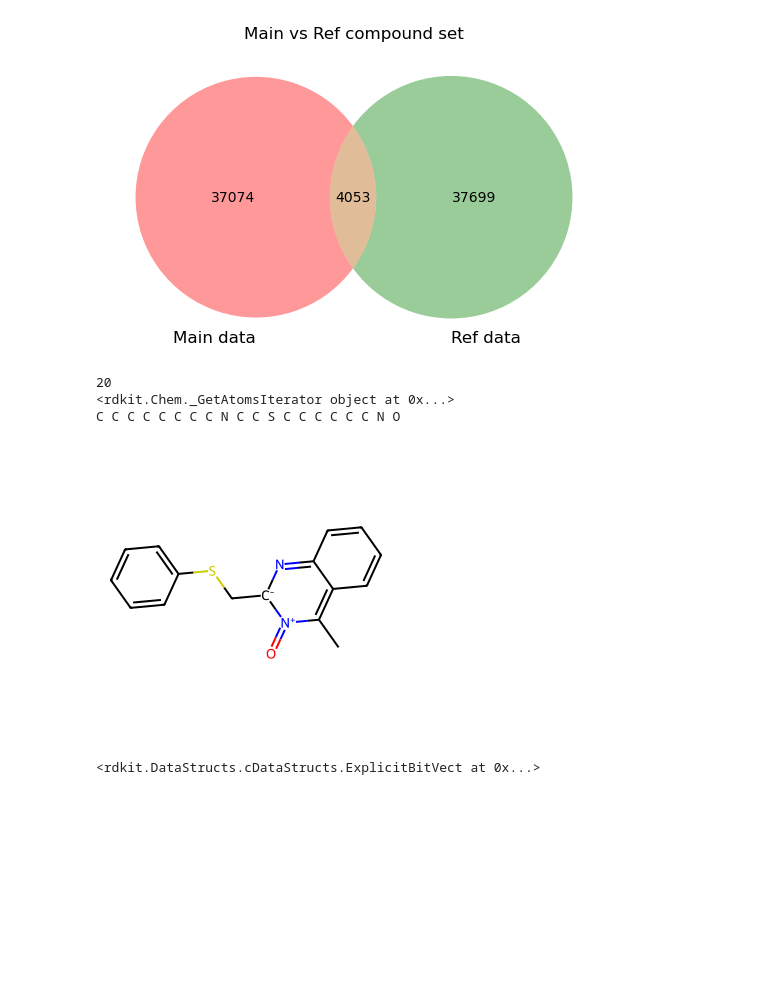
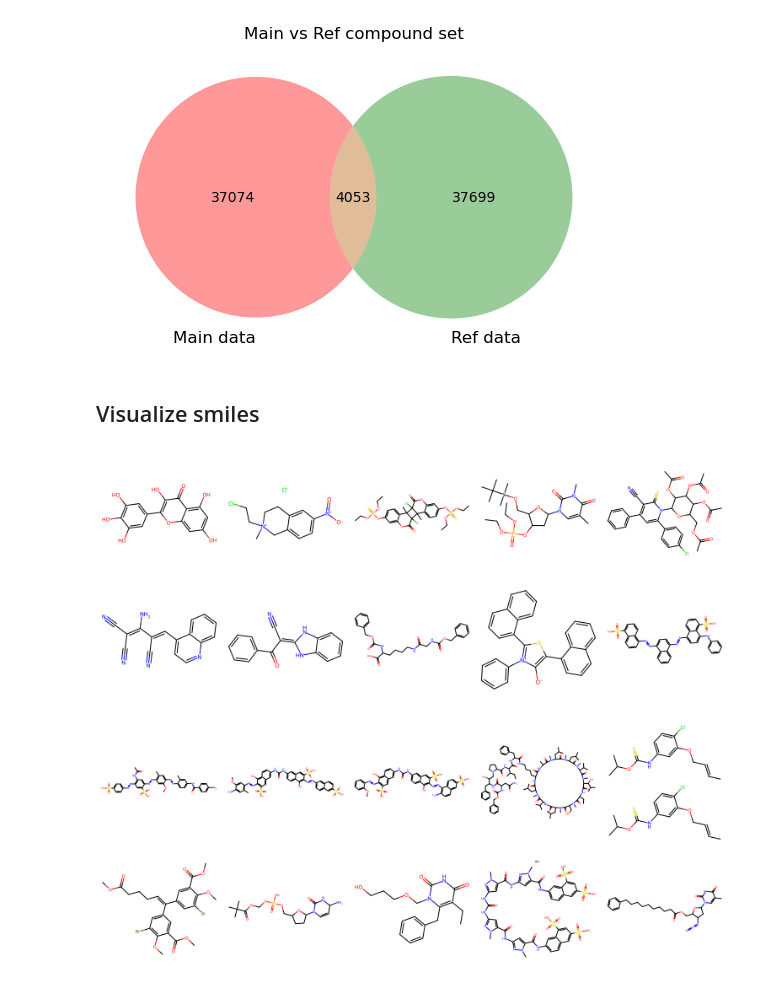
Before and after one commit to izzudd/interna-hiv, a Jupyter notebook: EDA.ipynb, the cells around one changed output. Drawn from its saved outputs; the diff is of its cells as text; code cells hidden in the pictures; blank space fills up the shorter version.

```diff
--- a/EDA.ipynb
+++ b/EDA.ipynb
@@ -376,22 +376,48 @@ common compound: 4053
 exclusive compound: 74773
 total compound: 78826
 [figure]
+# %% [markdown]
+## Visualize smiles
+# %%
+from PIL import Image
+
+def image_grid(imgs, rows, cols):
+  assert len(imgs) == rows*cols
+
+  w, h = imgs[0].size
+  grid = Image.new('RGB', size=(cols*w, rows*h))
+
+  for i, img in enumerate(imgs):
+      grid.paste(img, box=(i%cols*w, i//cols*h))
+  return grid
 # %%
 from rdkit.Chem import Draw
 
-mol = Chem.MolFromSmiles('Cc1c2ccccc2n[c-](CSc2ccccc2)[n+]1=O')
-print(mol.GetNumAtoms())
-print(mol.GetAtoms())
-for atom in mol.GetAtoms():
-  print(atom.GetSymbol(), end=' ')
+def get_mol_image(smiles):
+  mol = Chem.MolFromSmiles(smiles)
+  # print(mol.GetNumAtoms())
+  # print(mol.GetAtoms())
+  # for atom in mol.GetAtoms():
+  #   print(atom.GetSymbol(), end=' ')
+  return Draw.MolToImage(mol)
 
-Draw.MolToImage(mol)
+def get_mol_images(smileses):
+  images = []
+  for smiles in smileses:
+    images.append(get_mol_image(smiles))
+  return images
-# %% [output]
-20
-<rdkit.Chem._GetAtomsIterator object at 0x...>
-C C C C C C C C N C C S C C C C C C N O
-[figure, removed]
-# %%
-Chem.RDKFingerprint(Chem.MolFromSmiles('CO'))
-# %% [output]
-<rdkit.DataStructs.cDataStructs.ExplicitBitVect at 0x...>
+# %%
+SAMPLE_COUNT = 10
+ROW = 5
+COL = 2
+SEED = 976
+# %%
+ci_samples = main_df[main_df['activity'] == 'CI'].sample(SAMPLE_COUNT, random_state=SEED)['smiles'].values
+image_grid(get_mol_images(ci_samples), COL, ROW)
+# %% [output]
+[figure, added]
+# %%
+ca_samples = main_df[main_df['activity'] == 'CA'].sample(SAMPLE_COUNT, random_state=SEED)['smiles'].values
+image_grid(get_mol_images(ca_samples), COL, ROW)
+# %% [output]
+[figure, added]
```
Also changed, not shown: parts of 8 cells of this notebook, 3 other files.
